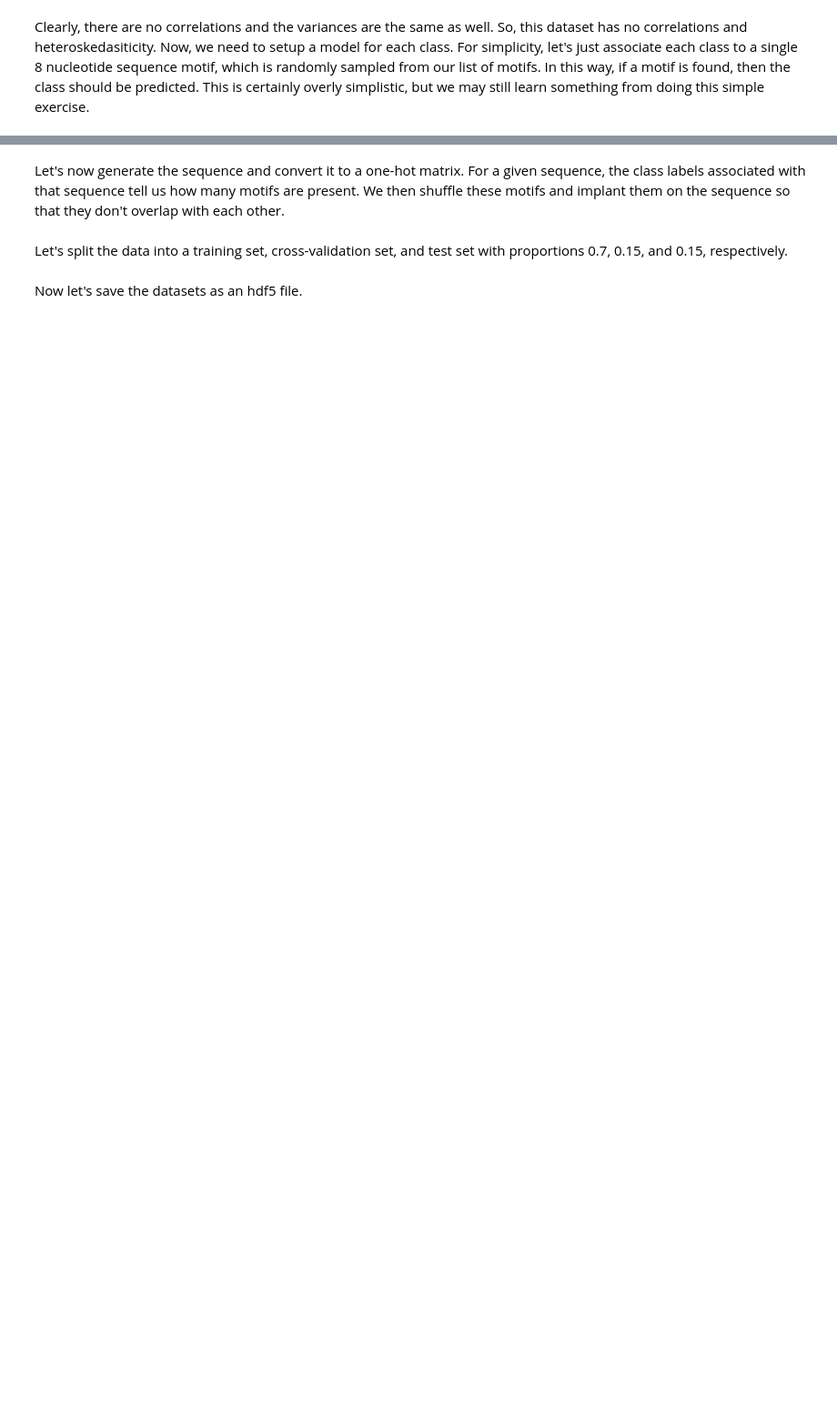
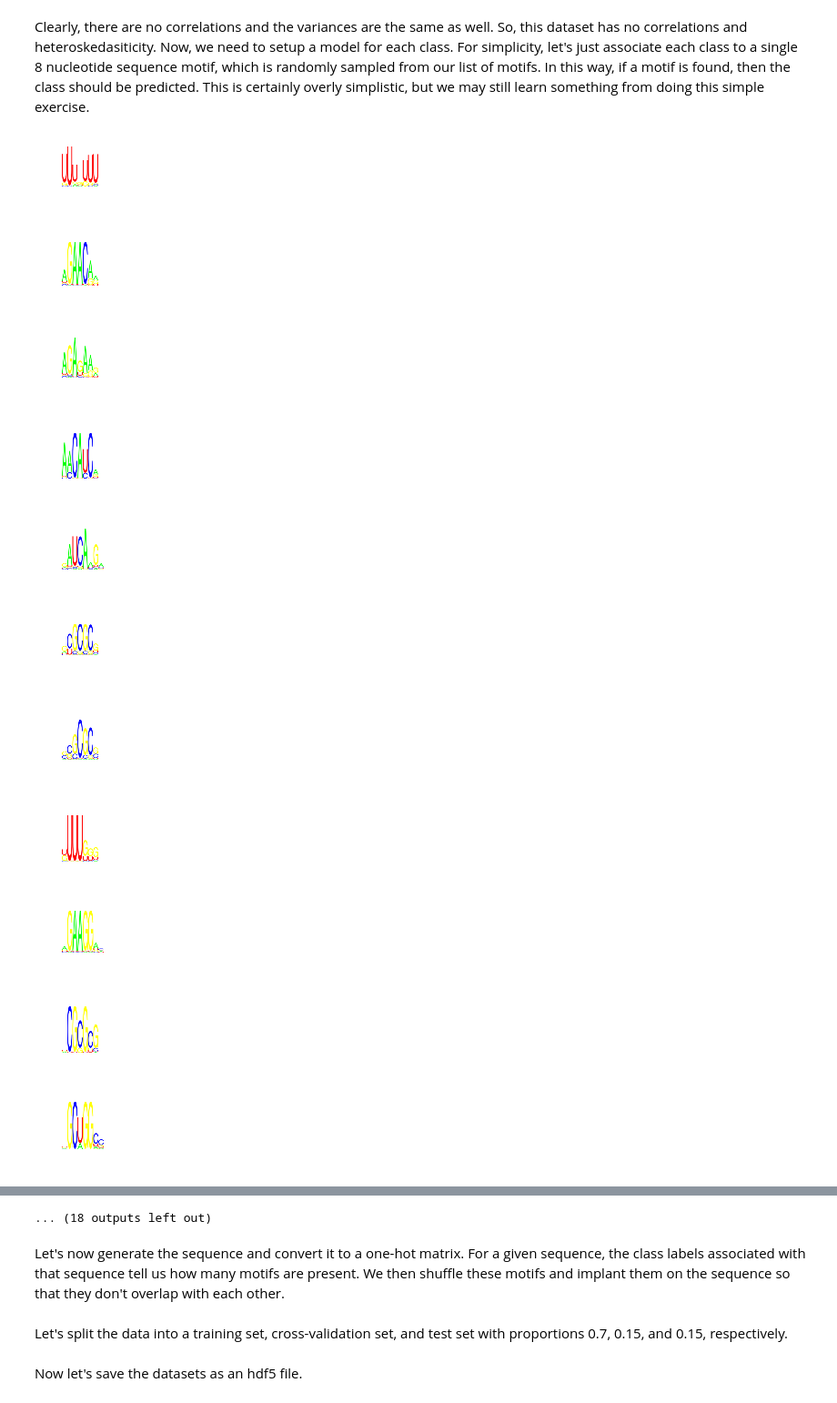
Before and after one commit to p-koo/theanomics, a Jupyter notebook: notebook/Simulating_correlated_sequence_motifs.ipynb, the cells around one changed output, grey strips where cells are left out. Shown at 91% size. Drawn from its saved outputs; the diff is of its cells as text; code cells hidden in the pictures; blank space fills up the shorter version.

```diff
--- a/notebook/Simulating_correlated_sequence_motifs.ipynb
+++ b/notebook/Simulating_correlated_sequence_motifs.ipynb
@@ -180,6 +278,32 @@ Clearly, there are no correlations and the variances are the same as well. So, t
 # %%
 # select random subset of motifs from the complete list of motif_set
 motifIndex = np.random.permutation(len(motif_set))[0:num_classes]
+step = np.floor(len(motif_set)/num_classes)
+motifIndex = np.floor(np.linspace(1,len(motif_set)-5,num_classes))
+
 motifs = []
 for index in motifIndex:
-    motifs.append(motif_set[index])
+    motifs.append(motif_set[int(index)])
+
+motifs[-2] = motif_set[243]
+# %%
+
+from scipy.misc import imresize
+
+for i in range(len(motifs)):
+    logo = seq_logo(np.array(motifs[i]), height=100, nt_width=20, norm=0, rna=1, filepath='.')
+    plt.figure(figsize = (1,1))
+    plt.imshow(logo)
+    plt.axis('off');
+# %% [output]
+[figure, added]
+[figure, added]
+[figure, added]
+[figure, added]
+[figure, added]
+[figure, added]
+[figure, added]
+[figure, added]
+[figure, added]
+[figure, added]
+[figure, added]
@@ -186,3 +311,4 @@ for index in motifIndex:
+... (18 outputs left out)
 # %% [markdown]
 Let's now generate the sequence and convert it to a one-hot matrix. For a given sequence, the class labels associated with that sequence tell us how many motifs are present.  We then shuffle these motifs and implant them on the sequence so that they don't overlap with each other.
 # %%
```
Also changed, not shown: parts of 12 cells of this notebook, 19 other files.
